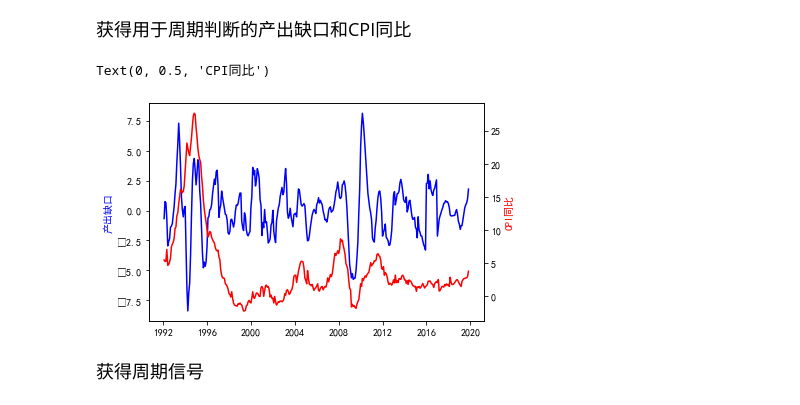
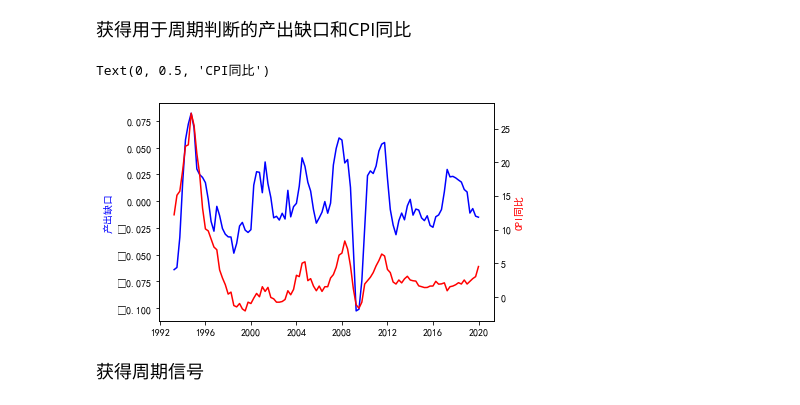
Before and after one commit to zhibinbrin/Python_ZhibinGuo, a Jupyter notebook: American Investment Clock/Back Test.ipynb, the cells around one changed output. Cells and saved outputs as stored; diff of their text form; code cells hidden in the pictures.

```diff
--- a/American Investment Clock/Back Test.ipynb
+++ b/American Investment Clock/Back Test.ipynb
@@ -11,19 +11,20 @@ os.chdir("D:\各种材料\研究生\公众号\三、美林时钟模型")
 # %%
 from pylab import *
 mpl.rcParams['font.sans-serif'] = ['SimHei'] # for the normal demonstration of chinese words
-china=pd.read_excel('中国经济一致指数通胀滤波.xlsx')
+#china=pd.read_excel('中国经济一致指数通胀滤波.xlsx')
+china=pd.read_excel('中国GDPCPI滤波.xlsx')
 eco=china['产出缺口']
 cpi=china['CPI同比']
 x=china['日期']
 fig,ax1=plt.subplots()
 ax2=ax1.twinx()
 ax1.plot(x,eco,color='b')
 ax2.plot(x,cpi,color='r')
 ax1.set_ylabel("产出缺口",color="b")
 ax2.set_ylabel("CPI同比",color="r")
 # %% [output]
 Text(0, 0.5, 'CPI同比')
-[figure, old version]
+[figure, new version]
 # %% [markdown]
 <font size=4 color ='08#0000' face='黑体'>获得周期信号</font>
 # %%
```
Also changed, not shown: parts of 3 cells of this notebook.
